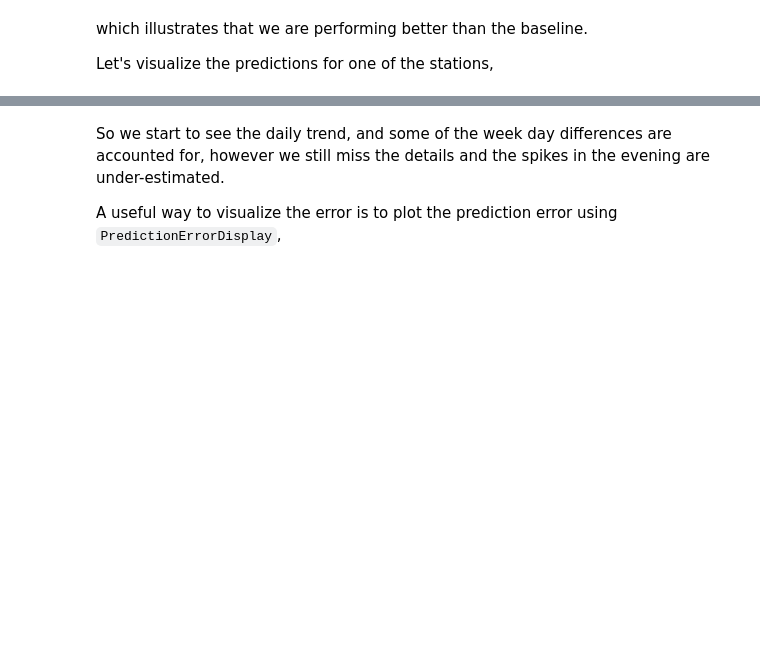
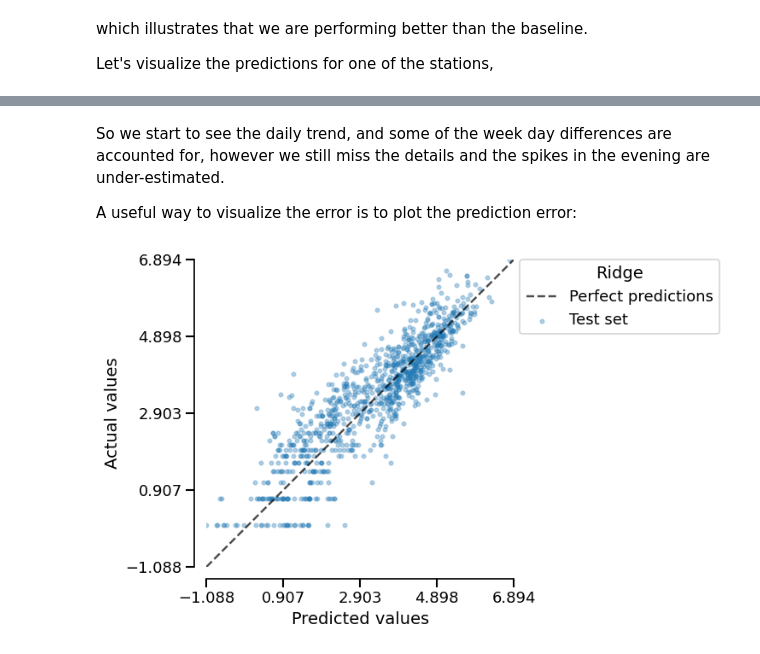
Before and after one commit to ramp-kits/bike_counters_skore, a Jupyter notebook: bike_counters_starting_kit.ipynb, the cells around one changed output, grey strips where cells are left out. Saved outputs shown, nothing was run; the diff lists cells and outputs as text; code cells hidden in the pictures; blank space fills up the shorter version.

Commit message:
replacing by skore and skrub features where needed

```diff
--- a/bike_counters_starting_kit.ipynb
+++ b/bike_counters_starting_kit.ipynb
@@ -202,4 +267,4 @@ preprocessor = ColumnTransformer(
 regressor = Ridge()
 
 pipe = make_pipeline(date_encoder, preprocessor, regressor)
-pipe.fit(X_train, y_train)
+pipe
@@ -216,0 +286,10 @@ print(
+# %%
+from skore import EstimatorReport
+
+pipe_report = EstimatorReport(
+    pipe,
+    X_train=X_train,
+    X_test=X_test,
+    y_train=y_train,
+    y_test=y_test,
+)
@@ -248,4 +388,4 @@ ax.set_ylabel("bike_count")
 # %% [markdown]
 So we start to see the daily trend, and some of the week day differences are accounted for, however we still miss the details and the spikes in the evening are under-estimated.
 
-A useful way to visualize the error is to plot the prediction error using `PredictionErrorDisplay`,
+A useful way to visualize the error is to plot the prediction error:
@@ -262,3 +392,7 @@ plt.show()
+# %%
+pipe_report.metrics.prediction_error().plot(kind="actual_vs_predicted")
+# %% [output]
+[figure, added]
 # %% [markdown]
 It is recommended to use cross-validation for hyper-parameter tuning with [GridSearchCV](https://scikit-learn.org/stable/modules/generated/sklearn.model_selection.GridSearchCV.html) or more reliable model evaluation with [cross_val_score](https://scikit-learn.org/stable/modules/generated/sklearn.model_selection.cross_val_score.html#sklearn.model_selection.cross_val_score). In this case, because we want the test data to always be in the future as compared to the train data, we can use [TimeSeriesSplit](https://scikit-learn.org/stable/modules/generated/sklearn.model_selection.TimeSeriesSplit.html),
 
```
Also changed, not shown: parts of 41 cells of this notebook, 1 other file.
